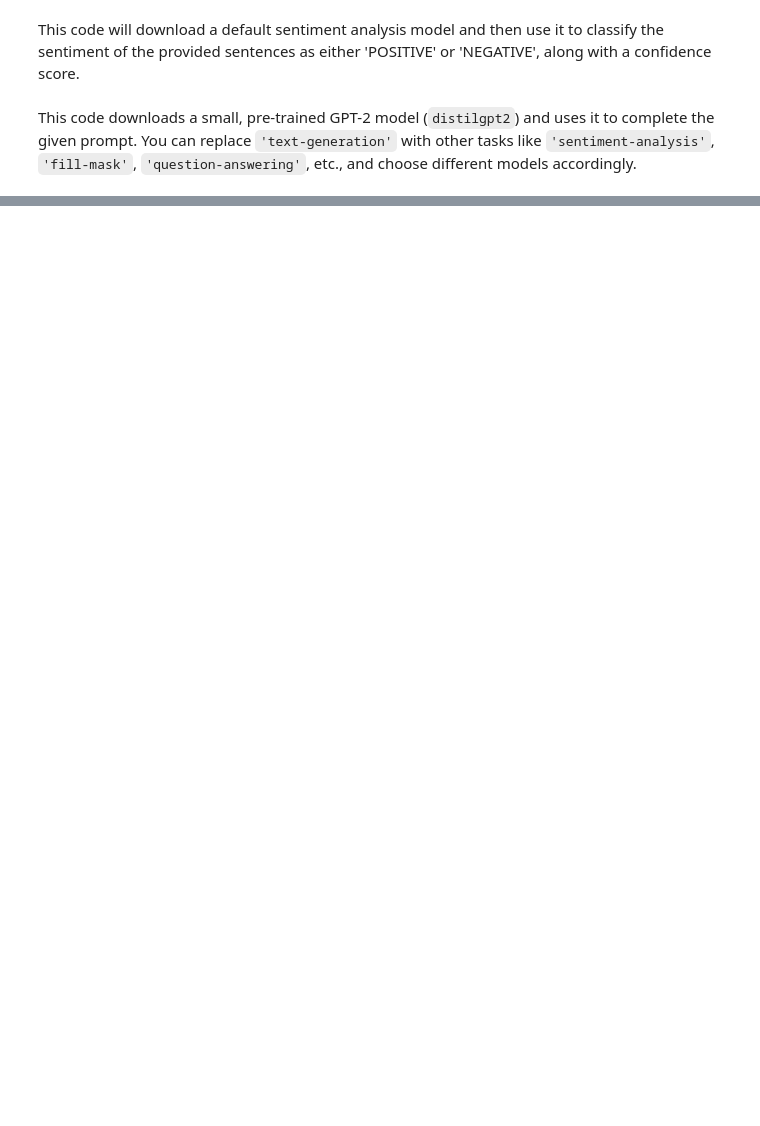
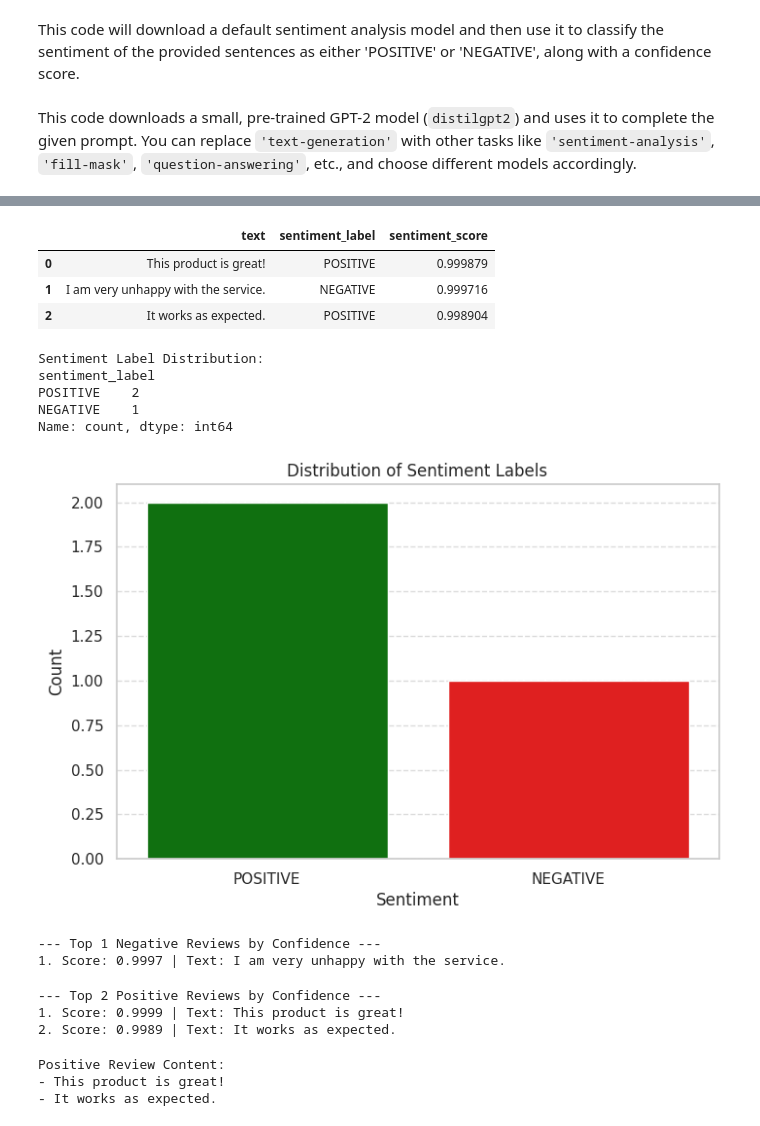
Before and after one commit to alast27-cyber/Lando_Project, a Jupyter notebook: lando1.ipynb, the cells around one changed output, grey strips where cells are left out. Saved outputs shown, nothing was run; the diff lists cells and outputs as text; code cells hidden in the pictures; blank space fills up the shorter version.

```diff
--- a/lando1.ipynb
+++ b/lando1.ipynb
@@ -70,0 +411,63 @@ This code downloads a small, pre-trained GPT-2 model (`distilgpt2`) and uses it
+# %%
+display(df)
+# %% [output]
+|  | text | sentiment_label | sentiment_score |
+| 0 | This product is great! | POSITIVE | 0.999879 |
+| 1 | I am very unhappy with the service. | NEGATIVE | 0.999716 |
+| 2 | It works as expected. | POSITIVE | 0.998904 |
+# %%
+import matplotlib.pyplot as plt
+import seaborn as sns
+
+# Calculate the counts for each sentiment label
+label_dist = df['sentiment_label'].value_counts()
+
+print("Sentiment Label Distribution:")
+print(label_dist)
+
+# Visualize the distribution
+plt.figure(figsize=(8, 5))
+sns.barplot(x=label_dist.index, y=label_dist.values, hue=label_dist.index, palette=['green', 'red'], legend=False)
+plt.title('Distribution of Sentiment Labels')
+plt.xlabel('Sentiment')
+plt.ylabel('Count')
+plt.grid(axis='y', linestyle='--', alpha=0.7)
+plt.show()
+# %% [output]
+Sentiment Label Distribution:
+sentiment_label
+POSITIVE    2
+NEGATIVE    1
+Name: count, dtype: int64
+[figure, added]
+# %%
+# 1. Filter for negative reviews and sort by score descending
+top_negative = df[df['sentiment_label'] == 'NEGATIVE'].sort_values(by='sentiment_score', ascending=False).head(5)
+
+# 2. Display the text and scores
+print(f"--- Top {len(top_negative)} Negative Reviews by Confidence ---")
+for i, (idx, row) in enumerate(top_negative.iterrows()):
+    print(f"{i+1}. Score: {row['sentiment_score']:.4f} | Text: {row['text']}")
+# %% [output]
+--- Top 1 Negative Reviews by Confidence ---
+1. Score: 0.9997 | Text: I am very unhappy with the service.
+# %%
+# 1. Filter for positive reviews and sort by score descending
+top_positive = df[df['sentiment_label'] == 'POSITIVE'].sort_values(by='sentiment_score', ascending=False).head(5)
+
+# 2. Display the text and scores
+print(f"--- Top {len(top_positive)} Positive Reviews by Confidence ---")
+for i, (idx, row) in enumerate(top_positive.iterrows()):
+    print(f"{i+1}. Score: {row['sentiment_score']:.4f} | Text: {row['text']}")
+# %% [output]
+--- Top 2 Positive Reviews by Confidence ---
+1. Score: 0.9999 | Text: This product is great!
+2. Score: 0.9989 | Text: It works as expected.
+# %%
+print("Positive Review Content:")
+for index, row in positive_reviews.iterrows():
+    print(f"- {row['text']}")
+# %% [output]
+Positive Review Content:
+- This product is great!
+- It works as expected.
```
Also changed, not shown: parts of 252 cells of this notebook.
